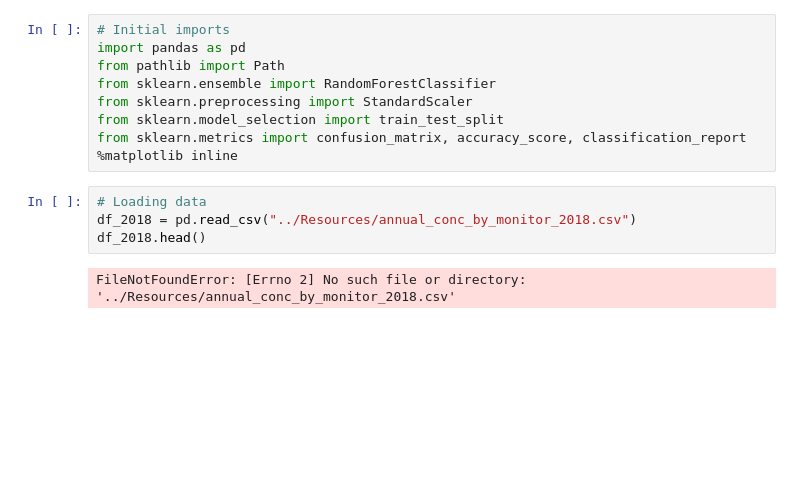
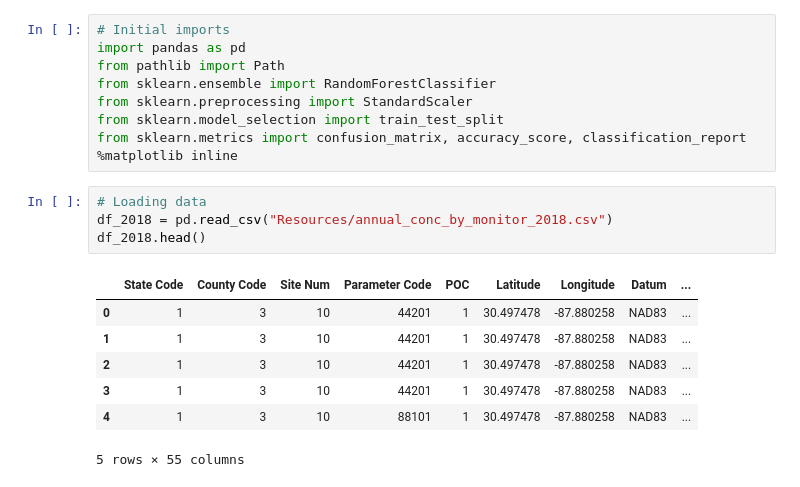
Before and after one commit to kfbienek/group3_project4, a Jupyter notebook: group3_project4.ipynb, the cells around one changed output. Drawn from its saved outputs; the diff is of its cells as text; blank space fills up the shorter version.

Commit message:
CSV Read in

```diff
--- a/group3_project4.ipynb
+++ b/group3_project4.ipynb
@@ -9,9 +9,15 @@ from sklearn.metrics import confusion_matrix, accuracy_score, classification_rep
 %matplotlib inline
 # %%
 # Loading data
-df_2018 = pd.read_csv("../Resources/annual_conc_by_monitor_2018.csv")
+df_2018 = pd.read_csv("Resources/annual_conc_by_monitor_2018.csv")
 df_2018.head()
 # %% [output]
+|  | State Code | County Code | Site Num | Parameter Code | POC | Latitude | Longitude | Datum | ... |
+| 0 | 1 | 3 | 10 | 44201 | 1 | 30.497478 | -87.880258 | NAD83 | ... |
+| 1 | 1 | 3 | 10 | 44201 | 1 | 30.497478 | -87.880258 | NAD83 | ... |
+| 2 | 1 | 3 | 10 | 44201 | 1 | 30.497478 | -87.880258 | NAD83 | ... |
+| 3 | 1 | 3 | 10 | 44201 | 1 | 30.497478 | -87.880258 | NAD83 | ... |
+| 4 | 1 | 3 | 10 | 88101 | 1 | 30.497478 | -87.880258 | NAD83 | ... |
-FileNotFoundError: [Errno 2] No such file or directory: '../Resources/annual_conc_by_monitor_2018.csv'
+5 rows × 55 columns
 # %%
 # Loading data
```
Also changed, not shown: parts of 4 cells of this notebook.
